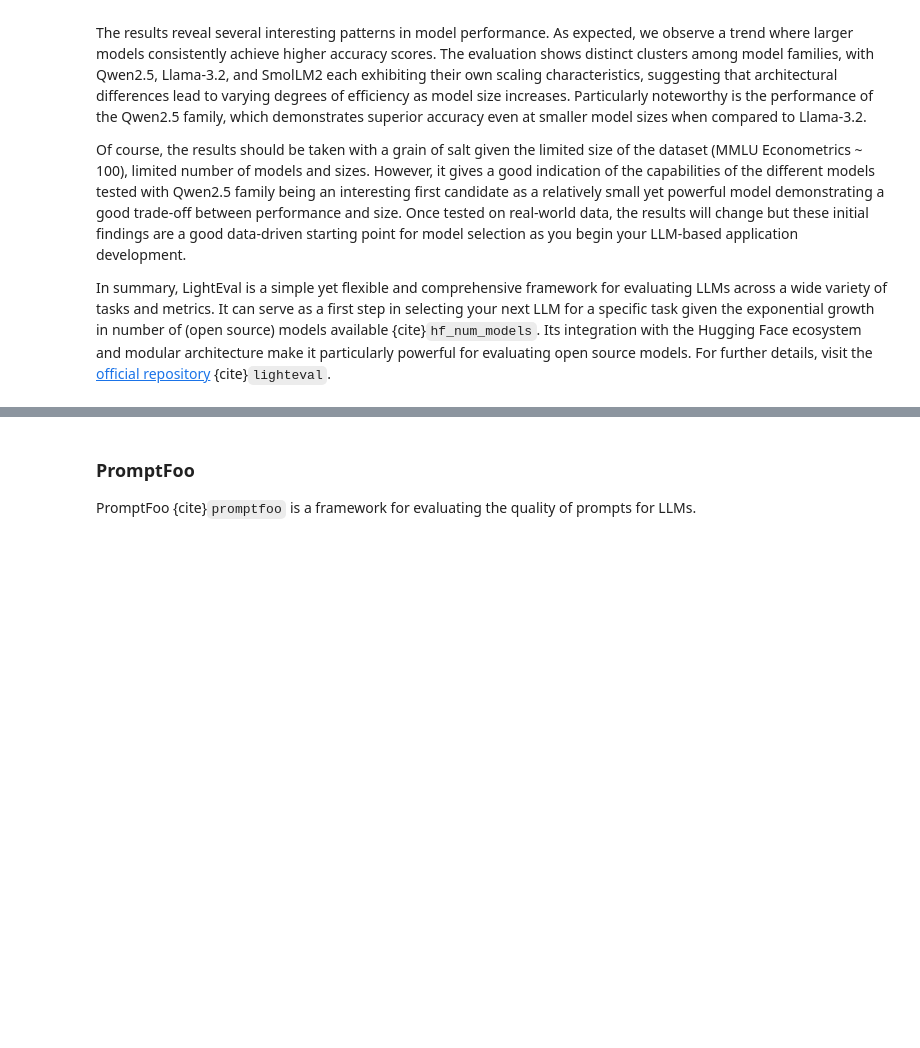
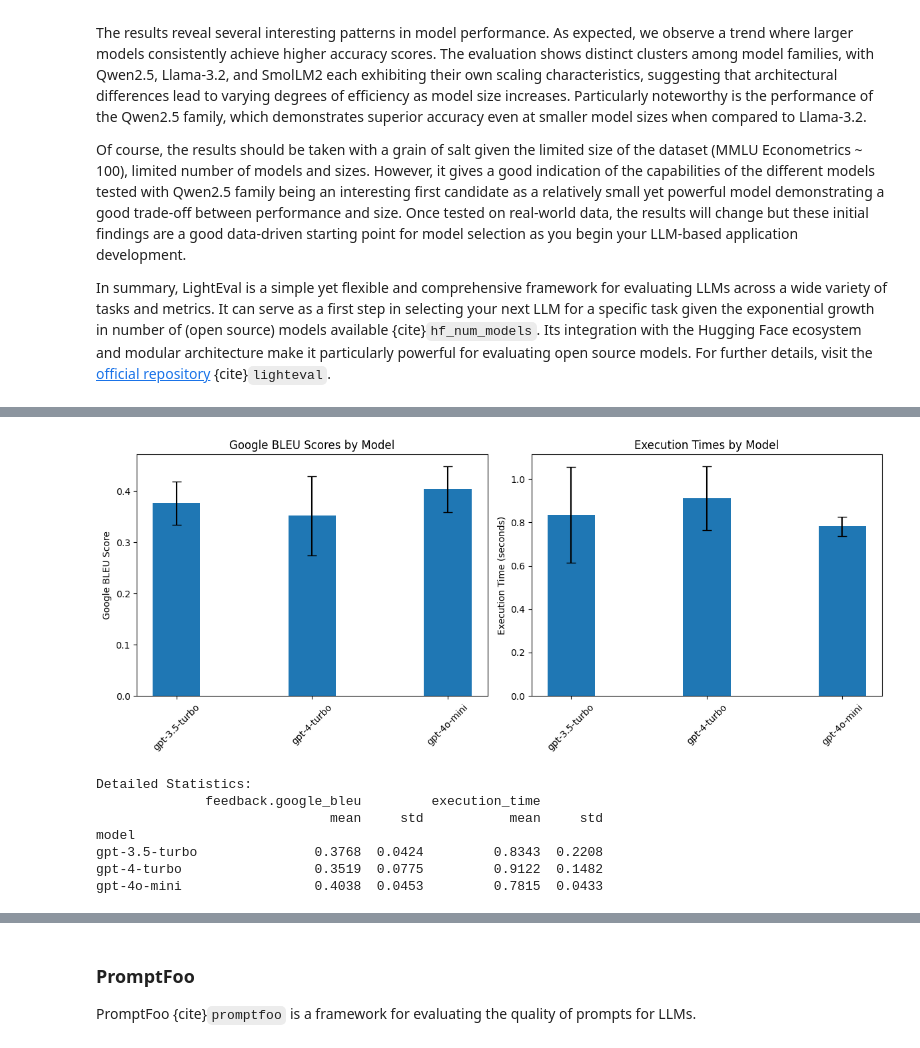
Before and after one commit to souzatharsis/tamingLLMs, a Jupyter notebook: tamingllms/_build/html/_sources/notebooks/evals.ipynb, the cells around one changed output, grey strips where cells are left out. Saved outputs shown, nothing was run; the diff lists cells and outputs as text; code cells hidden in the pictures; blank space fills up the shorter version.

```diff
--- a/tamingllms/_build/html/_sources/notebooks/evals.ipynb
+++ b/tamingllms/_build/html/_sources/notebooks/evals.ipynb
@@ -1049,0 +1154,3 @@ In summary, LightEval is a simple yet flexible and comprehensive framework for e
+# %%
+from openai import OpenAI
+oai_client = OpenAI()
@@ -1049,0 +1202,5 @@ In summary, LightEval is a simple yet flexible and comprehensive framework for e
+# %%
+app = generate_summary
+# %%
+models = ["gpt-3.5-turbo", "gpt-4-turbo", "gpt-4o-mini"]
+results = [run_evaluation(app, model, dataset=dataset_name, evaluators=[calculate_scores], upload_results=True) for model in models]
@@ -1049,0 +1218,9 @@ In summary, LightEval is a simple yet flexible and comprehensive framework for e
+# %%
+# Create list of dataframes from results
+dfs = [result.to_pandas() for result in results]
+
+for df, model in zip(dfs, models):
+    df.insert(0, 'model', model)
+
+combined_df = pd.concat(dfs, ignore_index=True)
+combined_df.head()
@@ -1049,0 +1234,52 @@ In summary, LightEval is a simple yet flexible and comprehensive framework for e
+# %%
+# Calculate statistics per model
+stats = combined_df.groupby('model').agg({
+    'feedback.google_bleu': ['mean', 'std'],
+    'execution_time': ['mean', 'std']
+}).round(4)
+
+# Create a figure with two subplots side by side
+import matplotlib.pyplot as plt
+import numpy as np
+
+fig, (ax1, ax2) = plt.subplots(1, 2, figsize=(12, 5))
+
+# Plot for Google BLEU scores
+models = stats.index
+bleu_means = stats[('feedback.google_bleu', 'mean')]
+bleu_stds = stats[('feedback.google_bleu', 'std')]
+
+x = np.arange(len(models))
+width = 0.35
+
+ax1.bar(x, bleu_means, width, yerr=bleu_stds, capsize=5)
+ax1.set_ylabel('Google BLEU Score')
+ax1.set_title('Google BLEU Scores by Model')
+ax1.set_xticks(x)
+ax1.set_xticklabels(models, rotation=45)
+
+# Plot for execution times
+exec_means = stats[('execution_time', 'mean')]
+exec_stds = stats[('execution_time', 'std')]
+
+ax2.bar(x, exec_means, width, yerr=exec_stds, capsize=5)
+ax2.set_ylabel('Execution Time (seconds)')
+ax2.set_title('Execution Times by Model')
+ax2.set_xticks(x)
+ax2.set_xticklabels(models, rotation=45)
+
+plt.tight_layout()
+plt.show()
+
+# Display the statistics table
+print("\nDetailed Statistics:")
+print(stats)
+# %% [output]
+[figure, added]
+Detailed Statistics:
+              feedback.google_bleu         execution_time
+                              mean     std           mean     std
+model
+gpt-3.5-turbo               0.3768  0.0424         0.8343  0.2208
+gpt-4-turbo                 0.3519  0.0775         0.9122  0.1482
+gpt-4o-mini                 0.4038  0.0453         0.7815  0.0433
```
Also changed, not shown: parts of 25 cells of this notebook, 19 other files.
